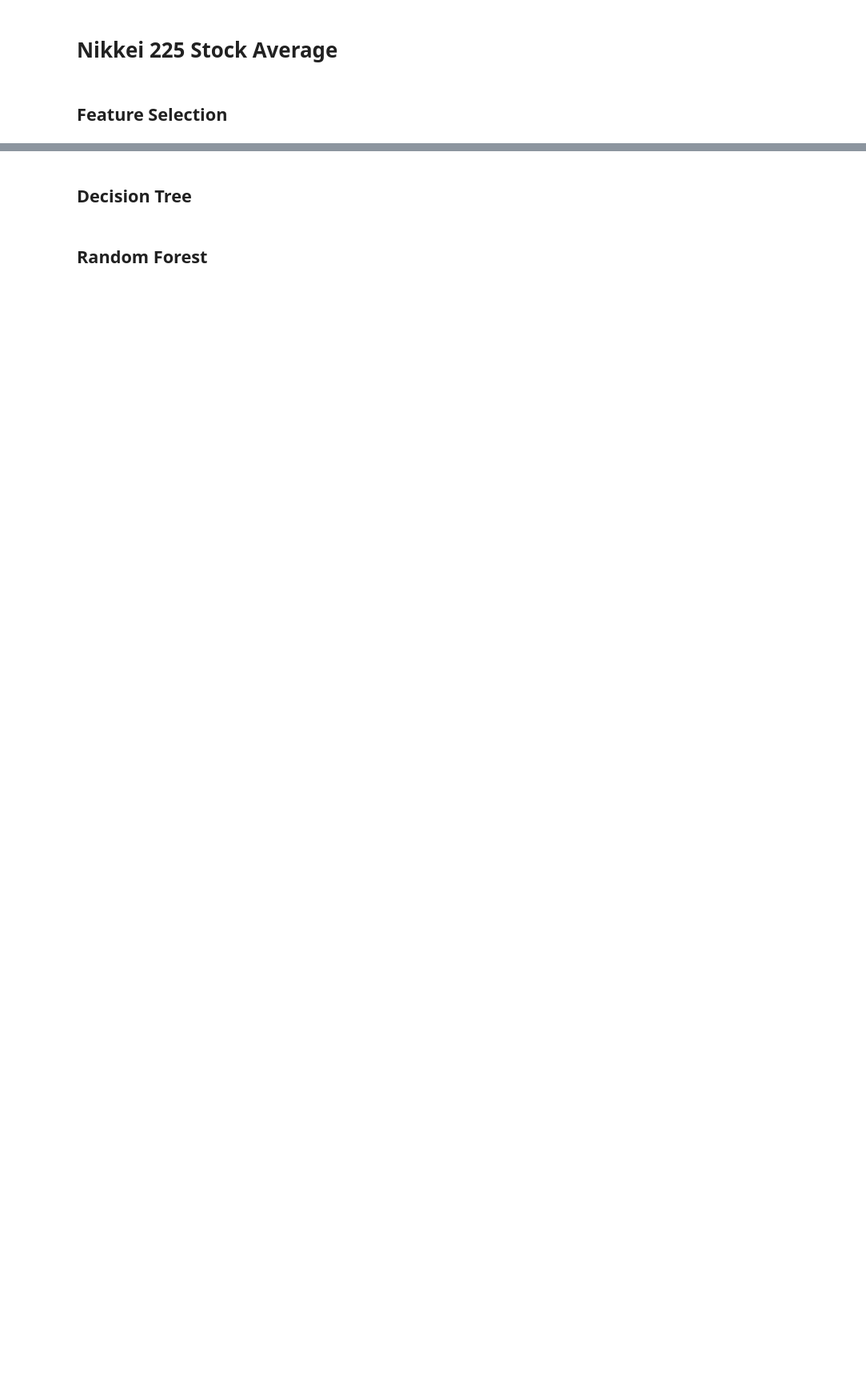
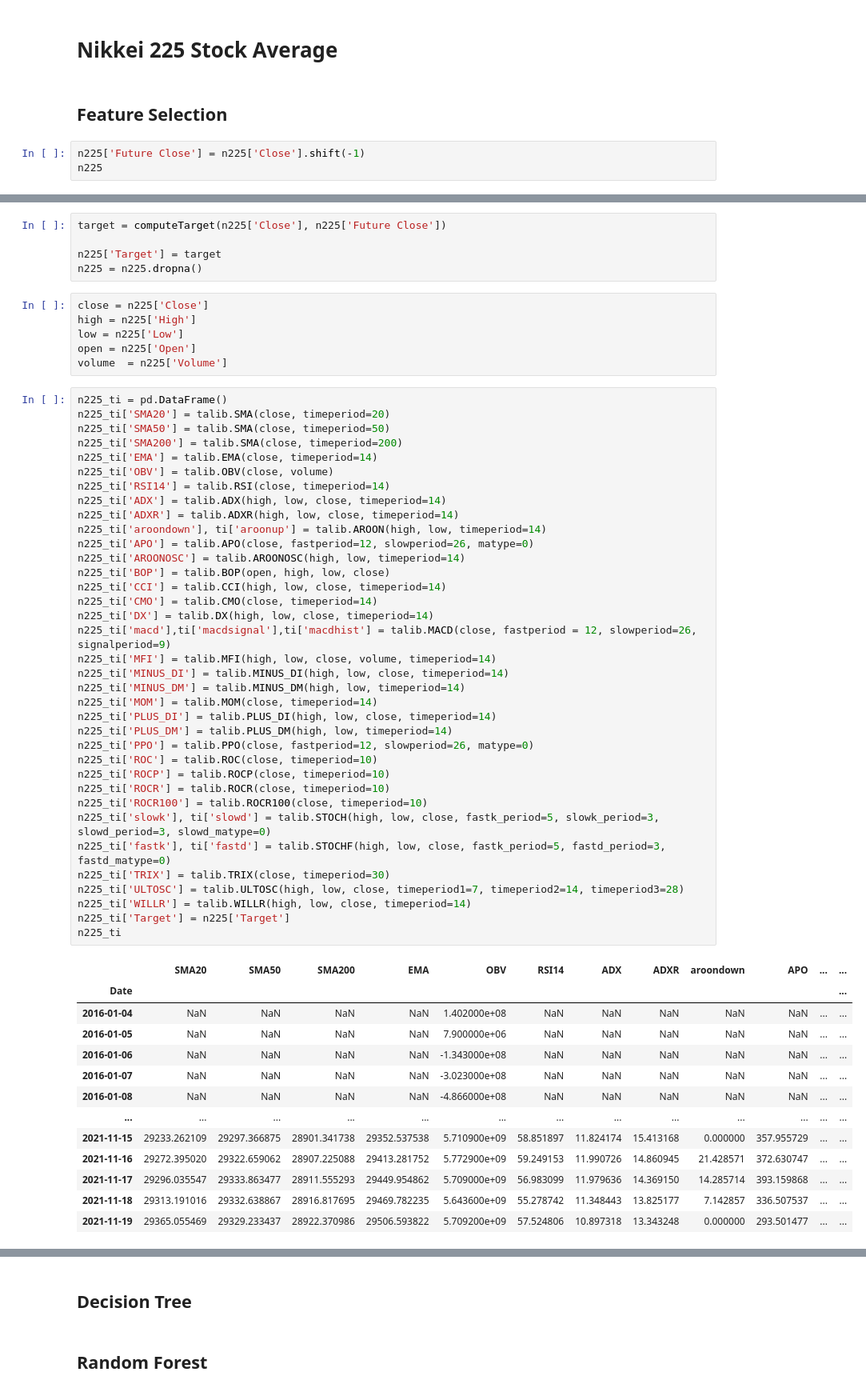
Before and after one commit to pro10150/stock-prediction, a Jupyter notebook: stock-prediction.ipynb, the cells around one changed output, grey strips where cells are left out. Shown at 80% size. Cells and saved outputs as stored; diff of their text form; blank space fills up the shorter version.

```diff
--- a/stock-prediction.ipynb
+++ b/stock-prediction.ipynb
@@ -357,3 +356,6 @@ array([[ 1,  4,  6],
 <h1>Nikkei 225 Stock Average</h1>
 # %% [markdown]
 <h2>Feature Selection</h2>
+# %%
+n225['Future Close'] = n225['Close'].shift(-1)
+n225
@@ -359,0 +377,61 @@ array([[ 1,  4,  6],
+# %%
+target = computeTarget(n225['Close'], n225['Future Close'])
+
+n225['Target'] = target
+n225 = n225.dropna()
+# %%
+close = n225['Close']
+high = n225['High']
+low = n225['Low']
+open = n225['Open']
+volume  = n225['Volume']
+# %%
+n225_ti = pd.DataFrame()
+n225_ti['SMA20'] = talib.SMA(close, timeperiod=20)
+n225_ti['SMA50'] = talib.SMA(close, timeperiod=50)
+n225_ti['SMA200'] = talib.SMA(close, timeperiod=200)
+n225_ti['EMA'] = talib.EMA(close, timeperiod=14)
+n225_ti['OBV'] = talib.OBV(close, volume)
+n225_ti['RSI14'] = talib.RSI(close, timeperiod=14)
+n225_ti['ADX'] = talib.ADX(high, low, close, timeperiod=14)
+n225_ti['ADXR'] = talib.ADXR(high, low, close, timeperiod=14)
+n225_ti['aroondown'], ti['aroonup'] = talib.AROON(high, low, timeperiod=14)
+n225_ti['APO'] = talib.APO(close, fastperiod=12, slowperiod=26, matype=0)
+n225_ti['AROONOSC'] = talib.AROONOSC(high, low, timeperiod=14)
+n225_ti['BOP'] = talib.BOP(open, high, low, close)
+n225_ti['CCI'] = talib.CCI(high, low, close, timeperiod=14)
+n225_ti['CMO'] = talib.CMO(close, timeperiod=14)
+n225_ti['DX'] = talib.DX(high, low, close, timeperiod=14)
+n225_ti['macd'],ti['macdsignal'],ti['macdhist'] = talib.MACD(close, fastperiod = 12, slowperiod=26, signalperiod=9)
+n225_ti['MFI'] = talib.MFI(high, low, close, volume, timeperiod=14)
+n225_ti['MINUS_DI'] = talib.MINUS_DI(high, low, close, timeperiod=14)
+n225_ti['MINUS_DM'] = talib.MINUS_DM(high, low, timeperiod=14)
+n225_ti['MOM'] = talib.MOM(close, timeperiod=14)
+n225_ti['PLUS_DI'] = talib.PLUS_DI(high, low, close, timeperiod=14)
+n225_ti['PLUS_DM'] = talib.PLUS_DM(high, low, timeperiod=14)
+n225_ti['PPO'] = talib.PPO(close, fastperiod=12, slowperiod=26, matype=0)
+n225_ti['ROC'] = talib.ROC(close, timeperiod=10)
+n225_ti['ROCP'] = talib.ROCP(close, timeperiod=10)
+n225_ti['ROCR'] = talib.ROCR(close, timeperiod=10)
+n225_ti['ROCR100'] = talib.ROCR100(close, timeperiod=10)
+n225_ti['slowk'], ti['slowd'] = talib.STOCH(high, low, close, fastk_period=5, slowk_period=3, slowd_period=3, slowd_matype=0)
+n225_ti['fastk'], ti['fastd'] = talib.STOCHF(high, low, close, fastk_period=5, fastd_period=3, fastd_matype=0)
+n225_ti['TRIX'] = talib.TRIX(close, timeperiod=30)
+n225_ti['ULTOSC'] = talib.ULTOSC(high, low, close, timeperiod1=7, timeperiod2=14, timeperiod3=28)
+n225_ti['WILLR'] = talib.WILLR(high, low, close, timeperiod=14)
+n225_ti['Target'] = n225['Target']
+n225_ti
+# %% [output]
+|  | SMA20 | SMA50 | SMA200 | EMA | OBV | RSI14 | ADX | ADXR | aroondown | APO | ... | ... |
+| Date |  |  |  |  |  |  |  |  |  |  |  | ... |
+| 2016-01-04 | NaN | NaN | NaN | NaN | 1.402000e+08 | NaN | NaN | NaN | NaN | NaN | ... | ... |
+| 2016-01-05 | NaN | NaN | NaN | NaN | 7.900000e+06 | NaN | NaN | NaN | NaN | NaN | ... | ... |
+| 2016-01-06 | NaN | NaN | NaN | NaN | -1.343000e+08 | NaN | NaN | NaN | NaN | NaN | ... | ... |
+| 2016-01-07 | NaN | NaN | NaN | NaN | -3.023000e+08 | NaN | NaN | NaN | NaN | NaN | ... | ... |
+| 2016-01-08 | NaN | NaN | NaN | NaN | -4.866000e+08 | NaN | NaN | NaN | NaN | NaN | ... | ... |
+| ... | ... | ... | ... | ... | ... | ... | ... | ... | ... | ... | ... | ... |
+| 2021-11-15 | 29233.262109 | 29297.366875 | 28901.341738 | 29352.537538 | 5.710900e+09 | 58.851897 | 11.824174 | 15.413168 | 0.000000 | 357.955729 | ... | ... |
+| 2021-11-16 | 29272.395020 | 29322.659062 | 28907.225088 | 29413.281752 | 5.772900e+09 | 59.249153 | 11.990726 | 14.860945 | 21.428571 | 372.630747 | ... | ... |
+| 2021-11-17 | 29296.035547 | 29333.863477 | 28911.555293 | 29449.954862 | 5.709000e+09 | 56.983099 | 11.979636 | 14.369150 | 14.285714 | 393.159868 | ... | ... |
+| 2021-11-18 | 29313.191016 | 29332.638867 | 28916.817695 | 29469.782235 | 5.643600e+09 | 55.278742 | 11.348443 | 13.825177 | 7.142857 | 336.507537 | ... | ... |
+| 2021-11-19 | 29365.055469 | 29329.233437 | 28922.370986 | 29506.593822 | 5.709200e+09 | 57.524806 | 10.897318 | 13.343248 | 0.000000 | 293.501477 | ... | ... |
```
Also changed, not shown: parts of 8 cells of this notebook.
